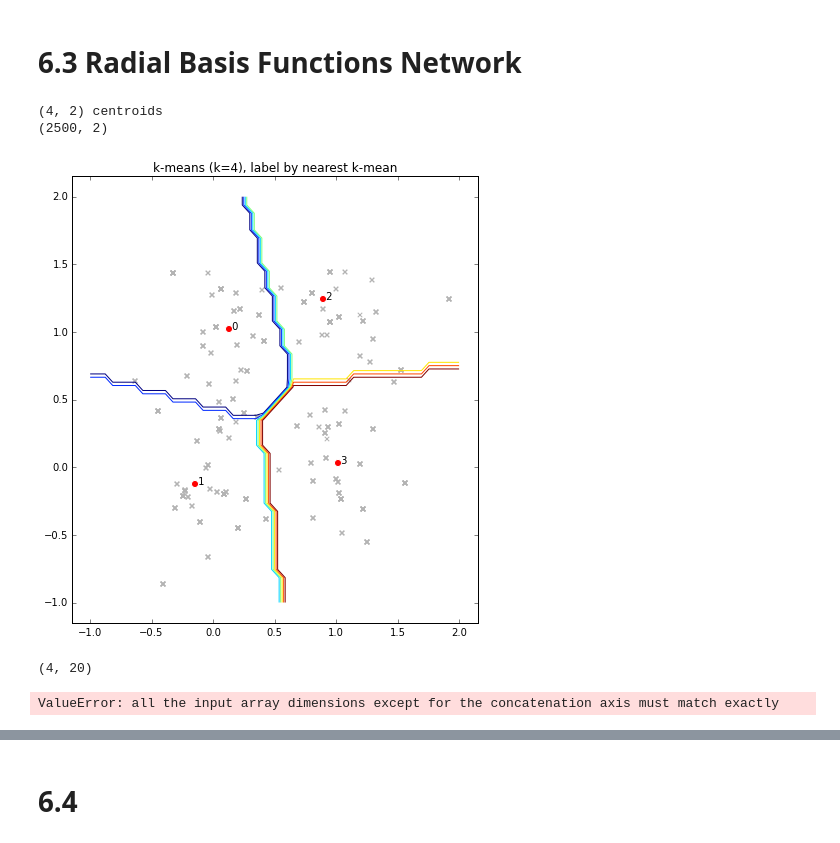
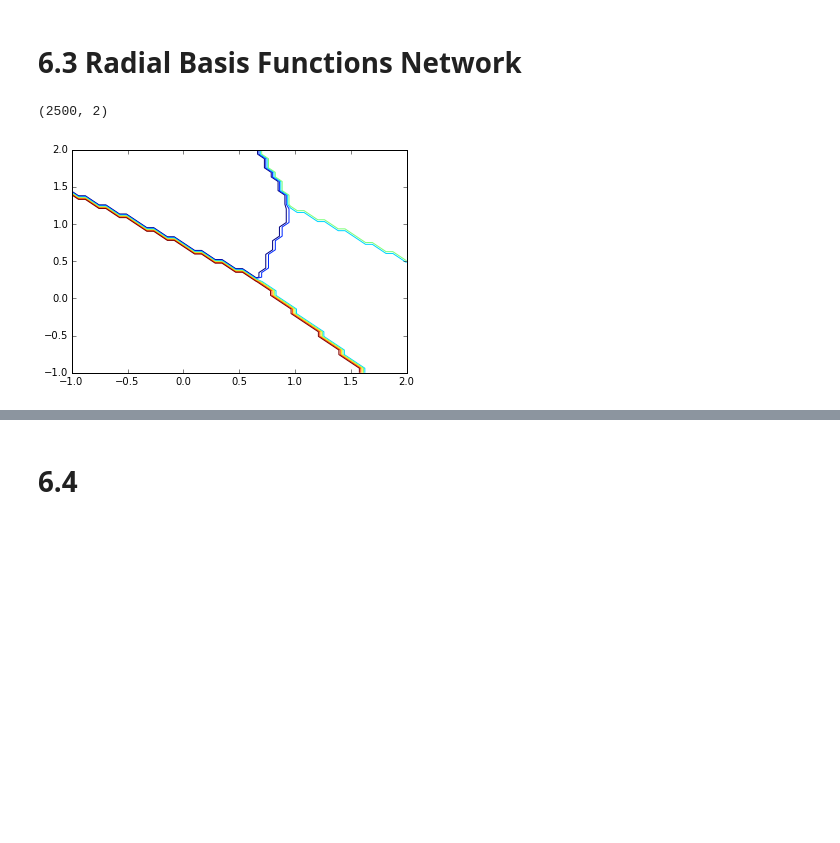
Before and after one commit to hielsnoppe/edu-mi1, a Jupyter notebook: ex6/sheet06.ipynb, the cells around one changed output, grey strips where cells are left out. Saved outputs shown, nothing was run; the diff lists cells and outputs as text; code cells hidden in the pictures; blank space fills up the shorter version.

```diff
--- a/ex6/sheet06.ipynb
+++ b/ex6/sheet06.ipynb
@@ -196,17 +181,17 @@ scatter(C3, "blue")
 def kmeans(k):
     std = 0.5
     centroids = np.vstack([np.random.normal(1, std, k), np.random.normal(1, std, k)]).T
-    print centroids.shape, "centroids"
-    pp.figure(figsize=(16,8))
-    pp.subplot(1,2,1)
-    pp.title("k-means (k=4), label by nearest k-mean")
+#     print centroids.shape, "centroids"
+#     pp.figure(figsize=(16,8))
+#     pp.subplot(1,2,1)
+#     pp.title("k-means (k=4), label by nearest k-mean")
 #     scatter(centroids, "orange")
 #     for i,c in enumerate(centroids): pp.annotate(" %i"%i, c)
 
     for i in range(500):
         # choose data point x
         x = data[np.random.choice(120),:2]
-        pp.scatter(x[0], x[1], marker="x", c="0.7")
+#         pp.scatter(x[0], x[1], marker="x", c="0.7")
         #print x, "x"
 
         # determine the closest centroid t_q, q = argmin(r): |t_r - x|
@@ -218,79 +203,36 @@ def kmeans(k):
         eta = 0.5 if i < 200 else 100./float(i)
         centroids[q,:] = tq + eta*(x - tq)
 
-    scatter(centroids, "red")
-    for i,c in enumerate(centroids): pp.annotate(" %i"%i, c)
+#     scatter(centroids, "red")
+#     for i,c in enumerate(centroids): pp.annotate(" %i"%i, c)
 
     return centroids
 
 def nearest_centroid(centroids, x):
     i = np.argsort(np.linalg.norm(centroids - x, axis=1))[0]
     return i
 
 def plot_contour3(centroids):
     # plot contours
     n = 50
     x = np.linspace(-1, 2, n)
     X, Y = np.meshgrid(x, x)
     points = np.vstack([X.reshape(n**2), Y.reshape(n**2)]).T
     print points.shape
 
     Z = np.zeros(shape=X.shape).reshape(n**2)
     for i,x in enumerate(points):
         Z[i] = nearest_centroid(centroids, x)
     Z = Z.reshape((n,n))
     pp.contour(X, Y, Z)
     return
 
 def test_kmeans():
     centroids = kmeans(4)
     plot_contour3(centroids)
     return
 
 test_kmeans()
 # %% [output]
-(4, 2) centroids
 (2500, 2)
-[figure, old version]
+[figure, new version]
-# %%
-def phi_gen(mu, variance):
-    return lambda x: np.exp( -(np.linalg.norm(x-mu)**2)/(2.*variance) )
-
-def rbf(k):
-    centroids = kmeans(k)
-    mu = 0
-    variance = 0.1
-    phi = phi_gen(mu, variance)(x)
-    phi_pinv = np.linalg.pinv(phi)
-    phi_inv = np.linalg.inv(phi)
-    y = np.sign(w.T.dot(phi))
-    return
-
-def test_rbf():
-#     rbf(4)
-    X = data[:20,:2]
-    variance = 0.1
-#     print X.shape, "X"
-#     print centroids.shape, "centroids"
-#     phi = np.array([X - c for c in centroids])
-#     print phi.shape, "subtracted every centroid"
-#     phi = np.linalg.norm(phi, axis=2)
-#     print phi.shape, "normed"
-#     phi = np.exp(-phi/(2.*variance))
-#     print phi.shape, "exp'ed"
-#     phi = np.vstack([phi, np.ones(len(X))])
-#     print phi.shape, "phi.T"
-#     print phi.T
-
-    diffs = np.array([X - c for c in centroids])
-    phi = np.exp(-np.linalg.norm(diffs, axis=2)/(2.*variance)).T
-    phi = np.linalg.pinv(phi)
-    print phi.shape
-    phi = np.hstack([phi, np.ones(len(X))[:,np.newaxis]])
-    print phi.shape, "phi"
-    return
-
-test_rbf()
-# %% [output]
-(4, 20)
-ValueError: all the input array dimensions except for the concatenation axis must match exactly
```
Also changed, not shown: parts of 8 cells of this notebook.
